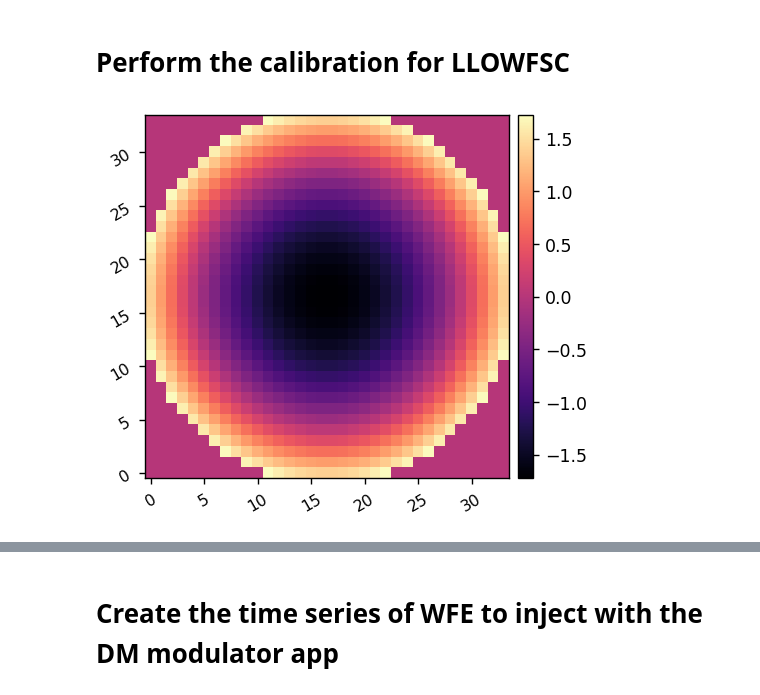
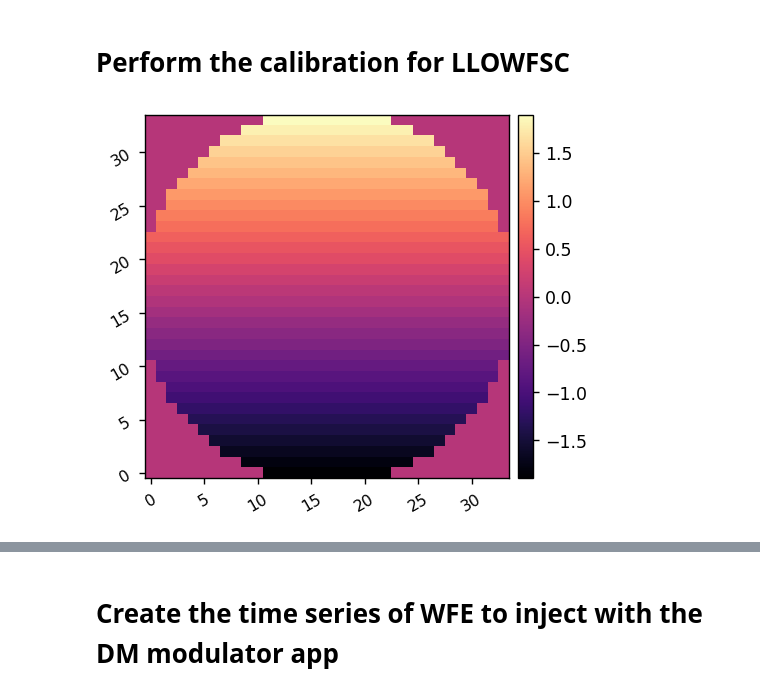
Before and after one commit to uasal/scoob-interface, a Jupyter notebook: notebooks/scoobi_demo_llowfsc.ipynb, the cells around one changed output, grey strips where cells are left out. Cells and saved outputs as stored; diff of their text form; code cells hidden in the pictures.

Commit message:
tested fourier modes for iEFC (not good) and running llowfsc with a control mask plus modal thresholding

```diff
--- a/notebooks/scoobi_demo_llowfsc.ipynb
+++ b/notebooks/scoobi_demo_llowfsc.ipynb
@@ -50,0 +57,8 @@ I = scoobi.SCOOBI(scicam_channel='camsci', locam_channel='nsvcam', dm_channel='d
+# %%
+I.Nframes = 50
+I.subtract_dark_locam = False
+I.return_ni_locam = False
+dark_frame = I.snap_locam()
+imshow1(dark_frame)
+
+I.df_locam = copy.copy(dark_frame)
@@ -51,6 +67,6 @@ I = scoobi.SCOOBI(scicam_channel='camsci', locam_channel='nsvcam', dm_channel='d
 # %%
 I.x_shift_locam = 8
-I.y_shift_locam = 1
+I.y_shift_locam = 2
 I.Nframes_locam = 5
 
 I.att_ref = 0
@@ -61,6 +77,7 @@ I.att = 0
 I.texp_locam = 0.0001
 I.gain_locam = 120
 I.return_ni_locam = True
+I.subtract_dark_locam = True
 
 ref_im = I.stack_locam()
 imshow1(ref_im, grid=True, pxscl=1, lognorm=True)
@@ -75,11 +98,14 @@ imshow2(control_mask, ref_im * control_mask)
 # %% [markdown]
 # Perform the calibration for LLOWFSC
 # %%
-Nmodes = 9
+Nmodes = 2
 dm_zernikes = lina.utils.create_zernike_modes(I.dm_mask, nmodes=Nmodes, remove_modes=1)
-imshow1(dm_zernikes[2])
+imshow1(dm_zernikes[1])
+
+calib_modes = copy.copy(ensure_np_array(dm_zernikes))
+modal_matrix = calib_modes.reshape(Nmodes, I.Nact**2).T
 # %% [output]
-[figure, old version]
+[figure, new version]
 # %%
 reload(lina.llowfsc)
 
```
Also changed, not shown: parts of 27 cells of this notebook, 2 other files.
